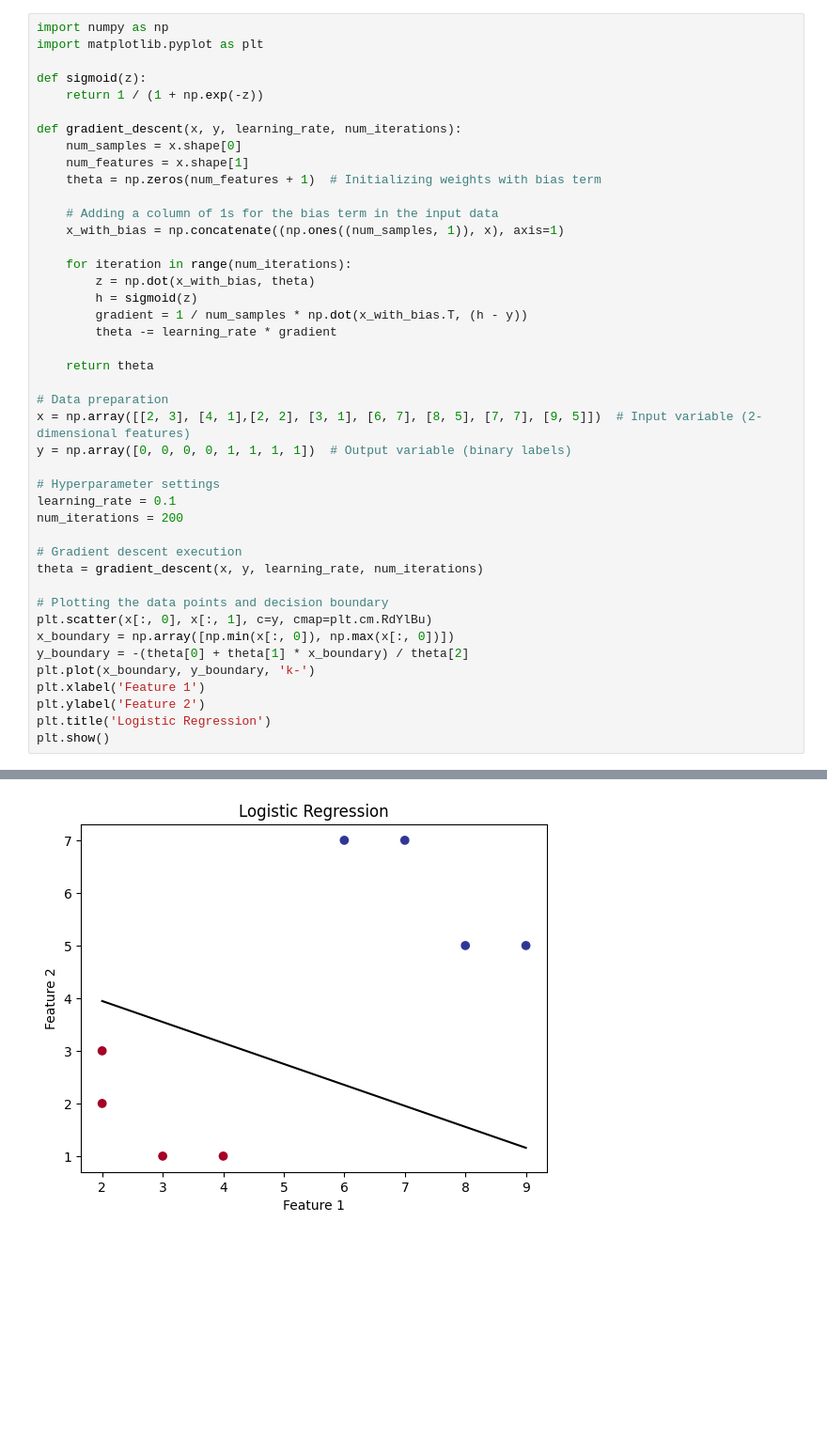
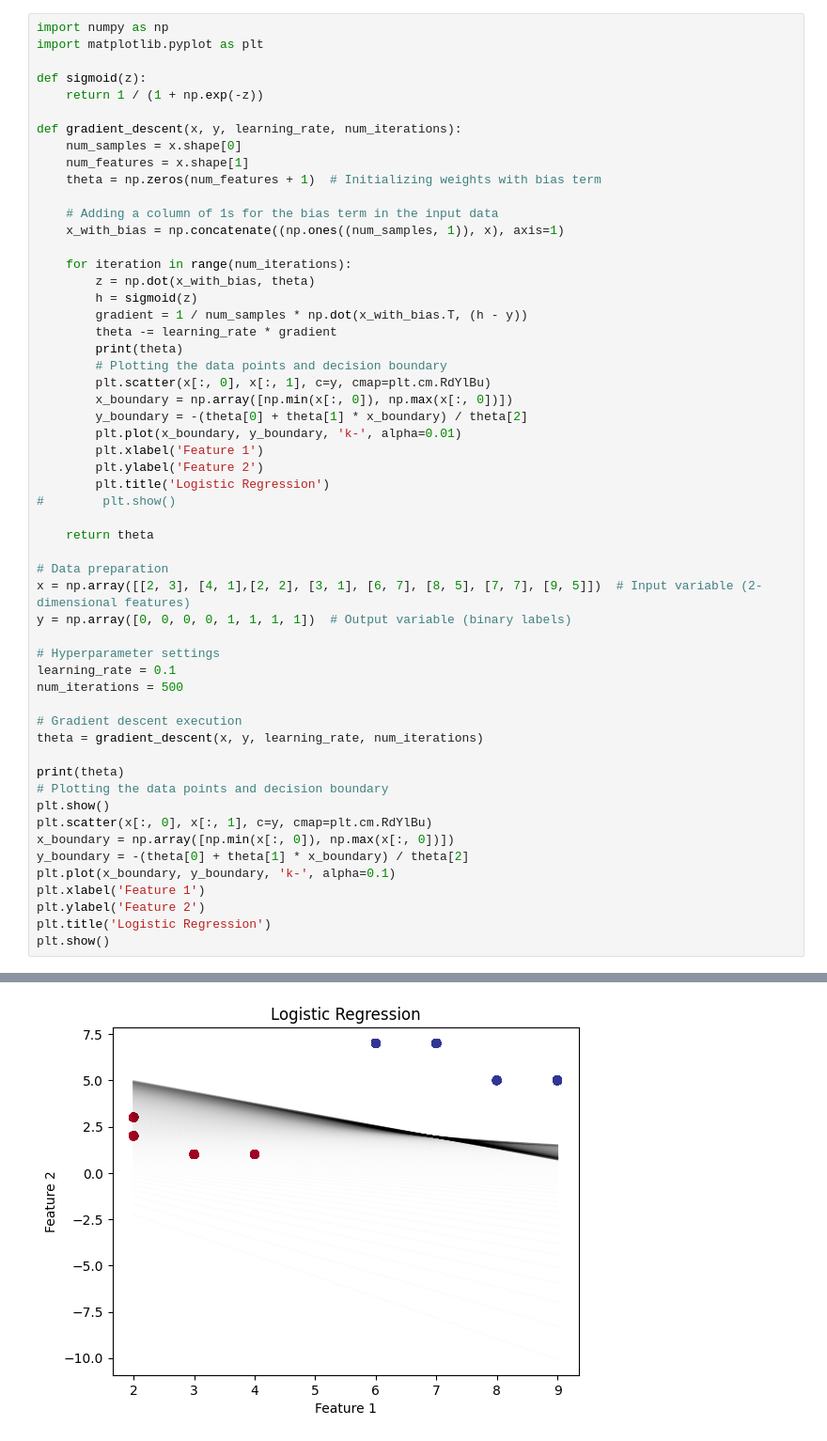
Before and after one commit to sukjin1/ed, a Jupyter notebook: logistic_regression.ipynb, the cells around one changed output, grey strips where cells are left out. Shown at 94% size. Drawn from its saved outputs; the diff is of its cells as text; blank space fills up the shorter version.

```diff
--- a/logistic_regression.ipynb
+++ b/logistic_regression.ipynb
@@ -20,6 +20,16 @@ def gradient_descent(x, y, learning_rate, num_iterations):
         h = sigmoid(z)
         gradient = 1 / num_samples * np.dot(x_with_bias.T, (h - y))
         theta -= learning_rate * gradient
+        print(theta)
+        # Plotting the data points and decision boundary
+        plt.scatter(x[:, 0], x[:, 1], c=y, cmap=plt.cm.RdYlBu)
+        x_boundary = np.array([np.min(x[:, 0]), np.max(x[:, 0])])
+        y_boundary = -(theta[0] + theta[1] * x_boundary) / theta[2]
+        plt.plot(x_boundary, y_boundary, 'k-', alpha=0.01)
+        plt.xlabel('Feature 1')
+        plt.ylabel('Feature 2')
+        plt.title('Logistic Regression')
+#        plt.show()
 
     return theta
 
@@ -29,16 +39,18 @@ y = np.array([0, 0, 0, 0, 1, 1, 1, 1])  # Output variable (binary labels)
 
 # Hyperparameter settings
 learning_rate = 0.1
-num_iterations = 200
+num_iterations = 500
 
 # Gradient descent execution
 theta = gradient_descent(x, y, learning_rate, num_iterations)
 
+print(theta)
 # Plotting the data points and decision boundary
+plt.show()
 plt.scatter(x[:, 0], x[:, 1], c=y, cmap=plt.cm.RdYlBu)
 x_boundary = np.array([np.min(x[:, 0]), np.max(x[:, 0])])
 y_boundary = -(theta[0] + theta[1] * x_boundary) / theta[2]
-plt.plot(x_boundary, y_boundary, 'k-')
+plt.plot(x_boundary, y_boundary, 'k-', alpha=0.1)
 plt.xlabel('Feature 1')
 plt.ylabel('Feature 2')
 plt.title('Logistic Regression')
@@ -47 +76 @@ plt.show()
-[figure, old version]
+[figure, new version]
```
Also changed, not shown: parts of 1 cell of this notebook.
